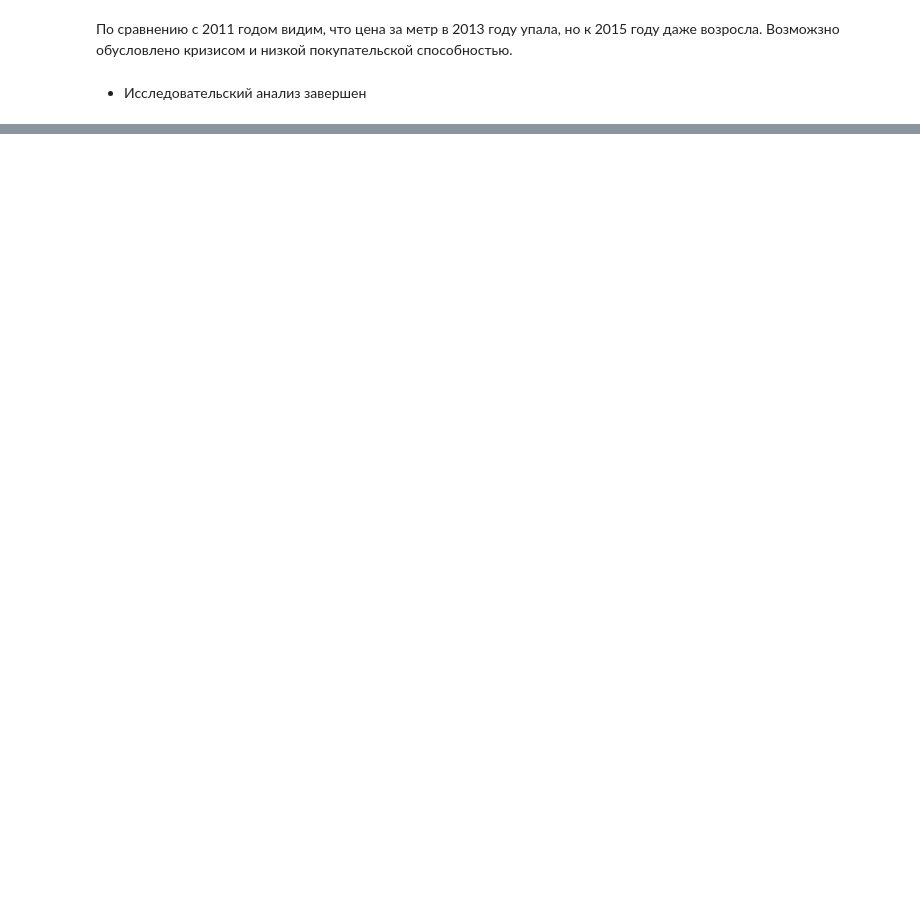
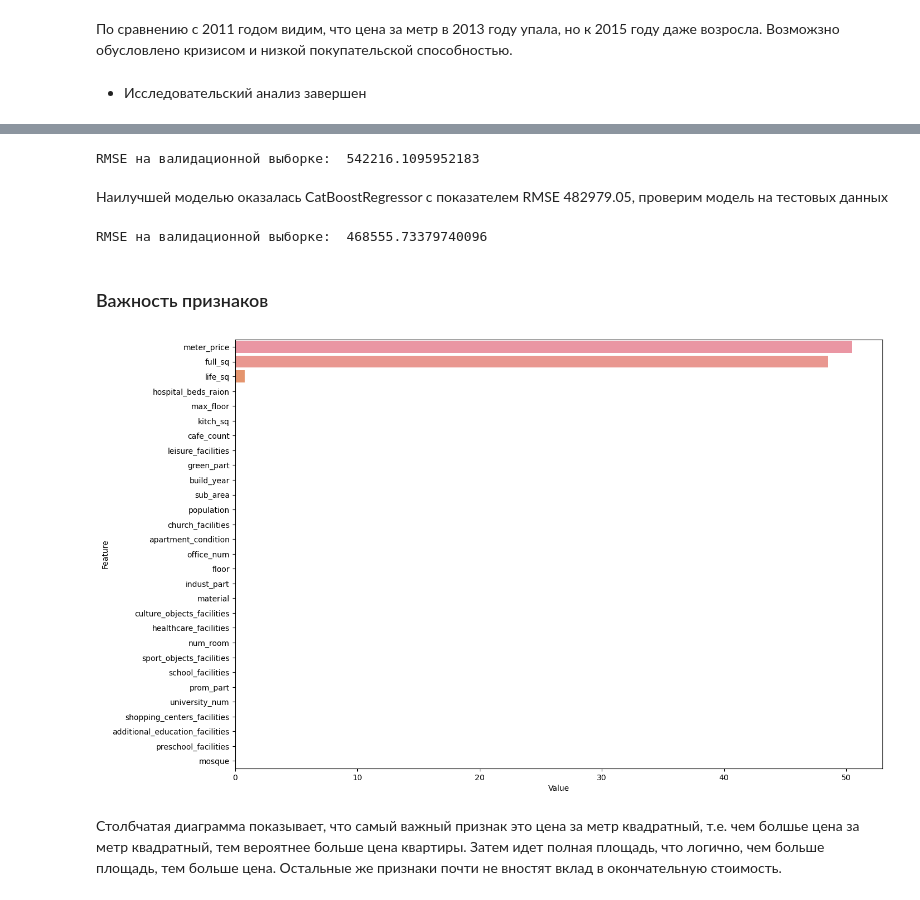
Before and after one commit to KamaTheBullet05/pet_project1_flats, a Jupyter notebook: Flats.ipynb, the cells around one changed output, grey strips where cells are left out. Saved outputs shown, nothing was run; the diff lists cells and outputs as text; code cells hidden in the pictures; blank space fills up the shorter version.

```diff
--- a/Flats.ipynb
+++ b/Flats.ipynb
@@ -445,0 +649,3 @@ plt.xlabel('Признаки');
+# %%
+# почему-то преобразовалось это в массив numpy, пришлось преобразовывать
+features_train_scaled = pd.DataFrame(data=features_train_scaled, columns=columns_features_train)
@@ -445,0 +815,21 @@ plt.xlabel('Признаки');
+# %%
+%%time
+model_lgbm = lgb.LGBMRegressor(objective="regression",
+                              metric='rmse',
+                              boosting_type='gbdt',
+                              random_state=RANDOM_STATE)
+
+parameters_lgbm = {
+    'num_leaves': [3, 5, 7, 10],
+    'learning_rate': [0.01, 0.05, 0.1],
+    'max_depth': [3, 5, 7, 10],
+    'n_estimators': [50, 100, 300, 500]
+                  }
+
+grid_lgbm = GridSearchCV(model_lgbm, parameters_lgbm, scoring='neg_root_mean_squared_error', cv=2)
+
+grid_lgbm.fit(features_train, target_train)
+
+print(" Результаты LGBMRegressor" )
+print("\n best RMSE LGBMRegressor:\n",grid_lgbm.best_score_*(-1))
+print("\n best parameters LGBMRegressor:\n",grid_lgbm.best_params_)
@@ -445,0 +845,32 @@ plt.xlabel('Признаки');
+# %%
+# вычислим rmse для ваоидационных данных
+grid_lgbm.best_estimator_.fit(features_train_scaled, target_train)
+# вычислим предсказания
+predictions_valid_grid_lgbm = grid_lgbm.predict(features_valid_scaled)
+print("RMSE на валидационной выборке: ", mean_squared_error(target_valid, predictions_valid_grid_lgbm)**0.5)
+# %% [output]
+RMSE на валидационной выборке:  542216.1095952183
+# %% [markdown]
+Наилучшей моделью оказалась CatBoostRegressor с показателем RMSE 482979.05, проверим модель на тестовых данных
+# %%
+# вычислим rmse для тестовых данных для лучшей модели CatBoostRegressor
+
+best_grid_cbr = grid_cbr.best_estimator_.fit(features_train_scaled, target_train)
+# вычислим предсказания
+predictions_test_best_grid_cbr = best_grid_cbr.predict(features_test_scaled)
+print("RMSE на валидационной выборке: ", mean_squared_error(target_test, predictions_test_best_grid_cbr)**0.5)
+# %% [output]
+RMSE на валидационной выборке:  468555.73379740096
+# %% [markdown]
+### Важность признаков
+# %%
+plt.figure(figsize=[15, 10])
+feature_imp = pd.DataFrame({'Value':best_grid_cbr.feature_importances_,'Feature':features_train_scaled.columns})
+sns.barplot(x="Value", y="Feature", data=feature_imp.sort_values(by="Value",
+                                                        ascending=False))
+plt.show();
+# %% [output]
+[figure, added]
+# %% [markdown]
+Столбчатая диаграмма показывает, что самый важный признак это цена за метр квадратный, т.е. чем болшье цена за метр квадратный, тем вероятнее больше цена квартиры. Затем идет полная площадь, что логично, чем больше площадь, тем больше цена.
+Остальные же признаки почти не вностят вклад в окончательную стоимость.
```
Also changed, not shown: parts of 79 cells of this notebook.
